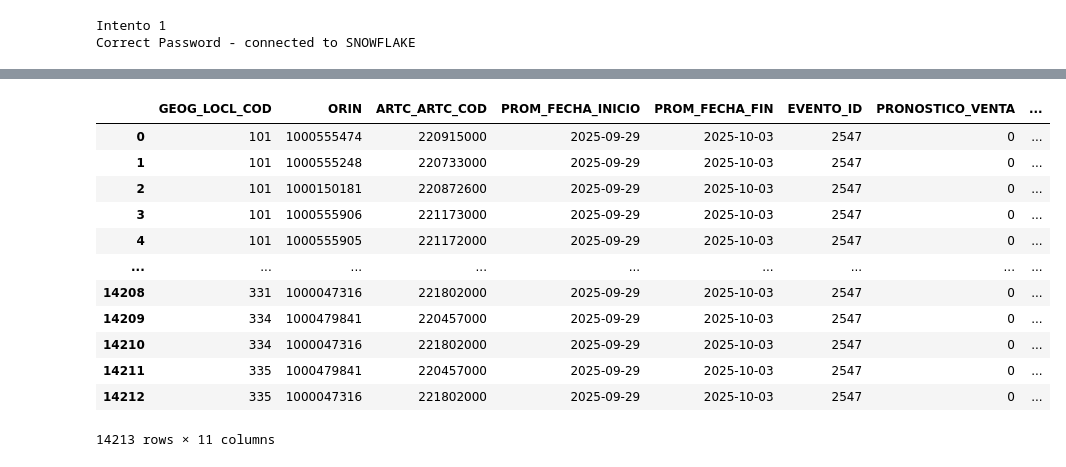
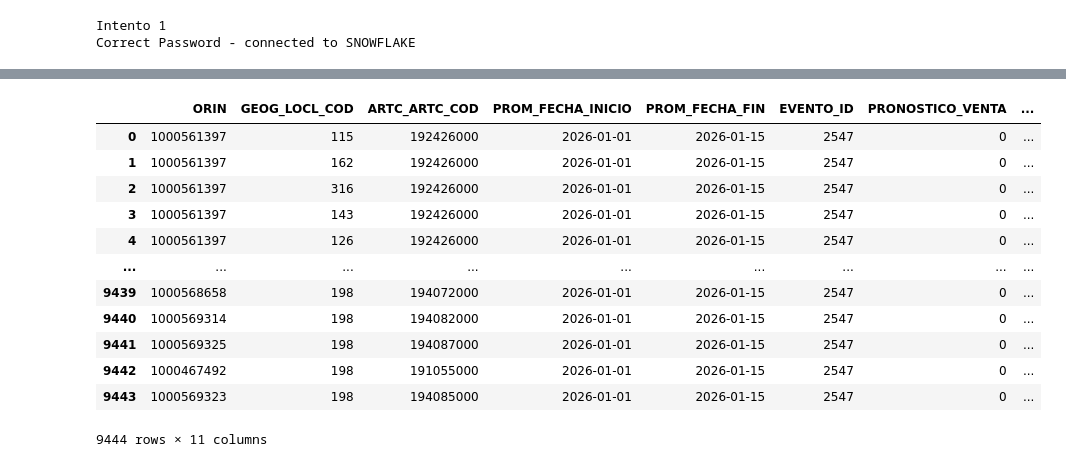
Before and after one commit to TataMarcos/Proyectos_Streamlit, a Jupyter notebook: Evento_adhoc/evento.ipynb, the cells around one changed output, grey strips where cells are left out. Cells and saved outputs as stored; diff of their text form; code cells hidden in the pictures.

Commit message:
Cambio en liquidaciones
Correccion de fecha de fin cuando el evento empieza en un año y termina en el otro

```diff
--- a/Evento_adhoc/evento.ipynb
+++ b/Evento_adhoc/evento.ipynb
@@ -103,0 +166,4 @@ evento
+# %%
+evento['GEOG_LOCL_COD'] = evento['GEOG_LOCL_COD'].str.strip()
+evento['ORIN'] = evento['ORIN'].str.strip()
+evento
@@ -103,0 +184,9 @@ evento
+# %%
+def limpLoc (l:str):
+    if len(l) == 3:
+        return l
+    else:
+        return pd.NA
+# %%
+evento['GEOG_LOCL_COD'] = evento['GEOG_LOCL_COD'].apply(limpLoc)
+evento[evento['GEOG_LOCL_COD'].isna()]
@@ -103,0 +195,3 @@ evento
+# %%
+evento.dropna(inplace=True)
+evento[evento['GEOG_LOCL_COD'].isna()]
@@ -139,29 +247,29 @@ evento
 # %%
-evento['PROM_FECHA_INICIO'] = '2025-09-29'
+evento['PROM_FECHA_INICIO'] = '2026-01-01'
 evento['PROM_FECHA_INICIO'] = pd.to_datetime(evento['PROM_FECHA_INICIO'])
-evento['PROM_FECHA_FIN'] = '2025-10-03'
+evento['PROM_FECHA_FIN'] = '2026-01-15'
 evento['PROM_FECHA_FIN'] = pd.to_datetime(evento['PROM_FECHA_FIN'])
 evento['EVENTO_ID'] = 2547
 evento['PRONOSTICO_VENTA'] = 0
 evento['STOCK_INICIAL_PROMO'] = 0
 evento['PROM_PVP_OFERTA'] = 0
 evento['PROM_LOCAL_ACTIVO'] = 0
 evento['PROM_ESTIBA'] = 0
 evento
 # %% [output]
-|  | GEOG_LOCL_COD | ORIN | ARTC_ARTC_COD | PROM_FECHA_INICIO | PROM_FECHA_FIN | EVENTO_ID | PRONOSTICO_VENTA | ... |
-| 0 | 101 | 1000555474 | 220915000 | 2025-09-29 | 2025-10-03 | 2547 | 0 | ... |
-| 1 | 101 | 1000555248 | 220733000 | 2025-09-29 | 2025-10-03 | 2547 | 0 | ... |
-| 2 | 101 | 1000150181 | 220872600 | 2025-09-29 | 2025-10-03 | 2547 | 0 | ... |
-| 3 | 101 | 1000555906 | 221173000 | 2025-09-29 | 2025-10-03 | 2547 | 0 | ... |
-| 4 | 101 | 1000555905 | 221172000 | 2025-09-29 | 2025-10-03 | 2547 | 0 | ... |
+|  | ORIN | GEOG_LOCL_COD | ARTC_ARTC_COD | PROM_FECHA_INICIO | PROM_FECHA_FIN | EVENTO_ID | PRONOSTICO_VENTA | ... |
+| 0 | 1000561397 | 115 | 192426000 | 2026-01-01 | 2026-01-15 | 2547 | 0 | ... |
+| 1 | 1000561397 | 162 | 192426000 | 2026-01-01 | 2026-01-15 | 2547 | 0 | ... |
+| 2 | 1000561397 | 316 | 192426000 | 2026-01-01 | 2026-01-15 | 2547 | 0 | ... |
+| 3 | 1000561397 | 143 | 192426000 | 2026-01-01 | 2026-01-15 | 2547 | 0 | ... |
+| 4 | 1000561397 | 126 | 192426000 | 2026-01-01 | 2026-01-15 | 2547 | 0 | ... |
 | ... | ... | ... | ... | ... | ... | ... | ... | ... |
-| 14208 | 331 | 1000047316 | 221802000 | 2025-09-29 | 2025-10-03 | 2547 | 0 | ... |
-| 14209 | 334 | 1000479841 | 220457000 | 2025-09-29 | 2025-10-03 | 2547 | 0 | ... |
-| 14210 | 334 | 1000047316 | 221802000 | 2025-09-29 | 2025-10-03 | 2547 | 0 | ... |
-| 14211 | 335 | 1000479841 | 220457000 | 2025-09-29 | 2025-10-03 | 2547 | 0 | ... |
-| 14212 | 335 | 1000047316 | 221802000 | 2025-09-29 | 2025-10-03 | 2547 | 0 | ... |
+| 9439 | 1000568658 | 198 | 194072000 | 2026-01-01 | 2026-01-15 | 2547 | 0 | ... |
+| 9440 | 1000569314 | 198 | 194082000 | 2026-01-01 | 2026-01-15 | 2547 | 0 | ... |
+| 9441 | 1000569325 | 198 | 194087000 | 2026-01-01 | 2026-01-15 | 2547 | 0 | ... |
+| 9442 | 1000467492 | 198 | 191055000 | 2026-01-01 | 2026-01-15 | 2547 | 0 | ... |
+| 9443 | 1000569323 | 198 | 194085000 | 2026-01-01 | 2026-01-15 | 2547 | 0 | ... |
-14213 rows × 11 columns
+9444 rows × 11 columns
 # %%
 evento.info()
 # %% [output]
```
Also changed, not shown: parts of 21 cells of this notebook, 1 other file.
